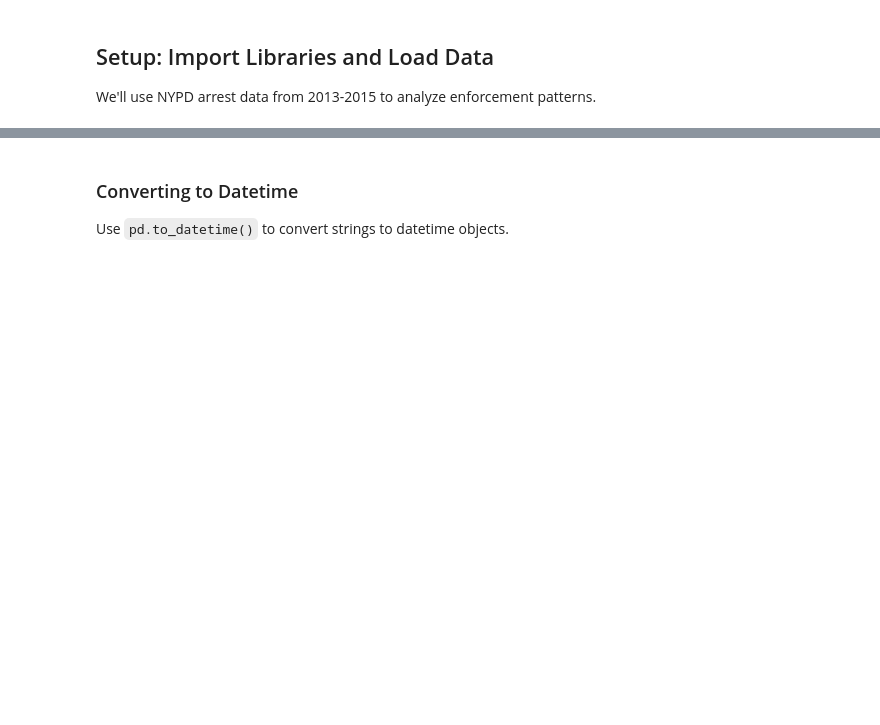
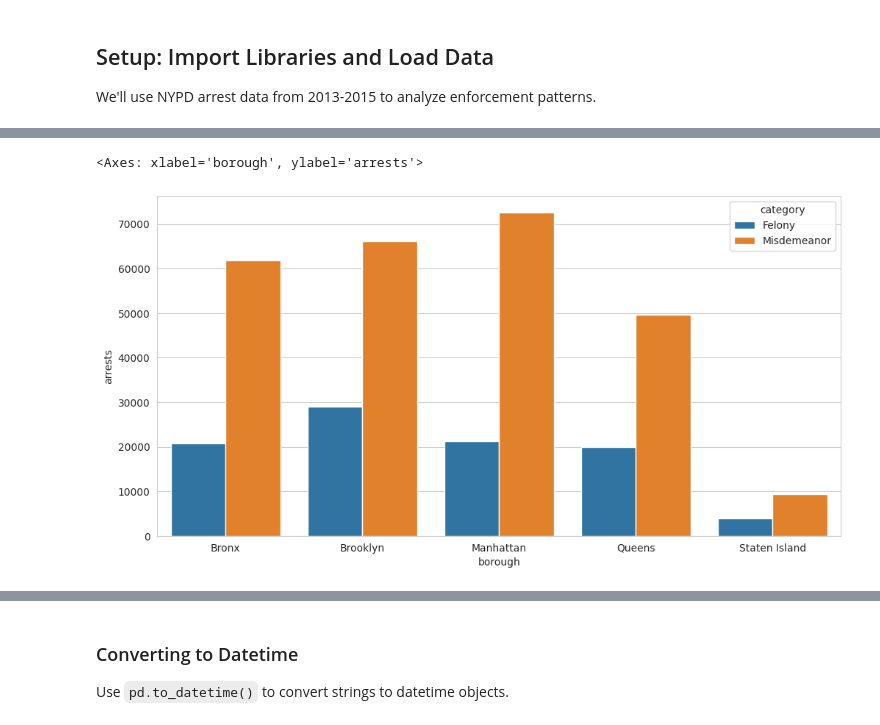
Before and after one commit to zjelveh/zjelveh.github.io, a Jupyter notebook: files/ccjs418e_fall2026/8_datetime_operations.ipynb, the cells around one changed output, grey strips where cells are left out. Drawn from its saved outputs; the diff is of its cells as text; code cells hidden in the pictures; blank space fills up the shorter version.

```diff
--- a/files/ccjs418e_fall2026/8_datetime_operations.ipynb
+++ b/files/ccjs418e_fall2026/8_datetime_operations.ipynb
@@ -57,0 +111,10 @@ df.head()
+# %%
+sns.barplot(
+    data=borough_arrests,
+    x='borough',
+    y='arrests',
+    hue='category'
+)
+# %% [output]
+<Axes: xlabel='borough', ylabel='arrests'>
+[figure, added]
```
Also changed, not shown: parts of 63 cells of this notebook, 1 other file.
